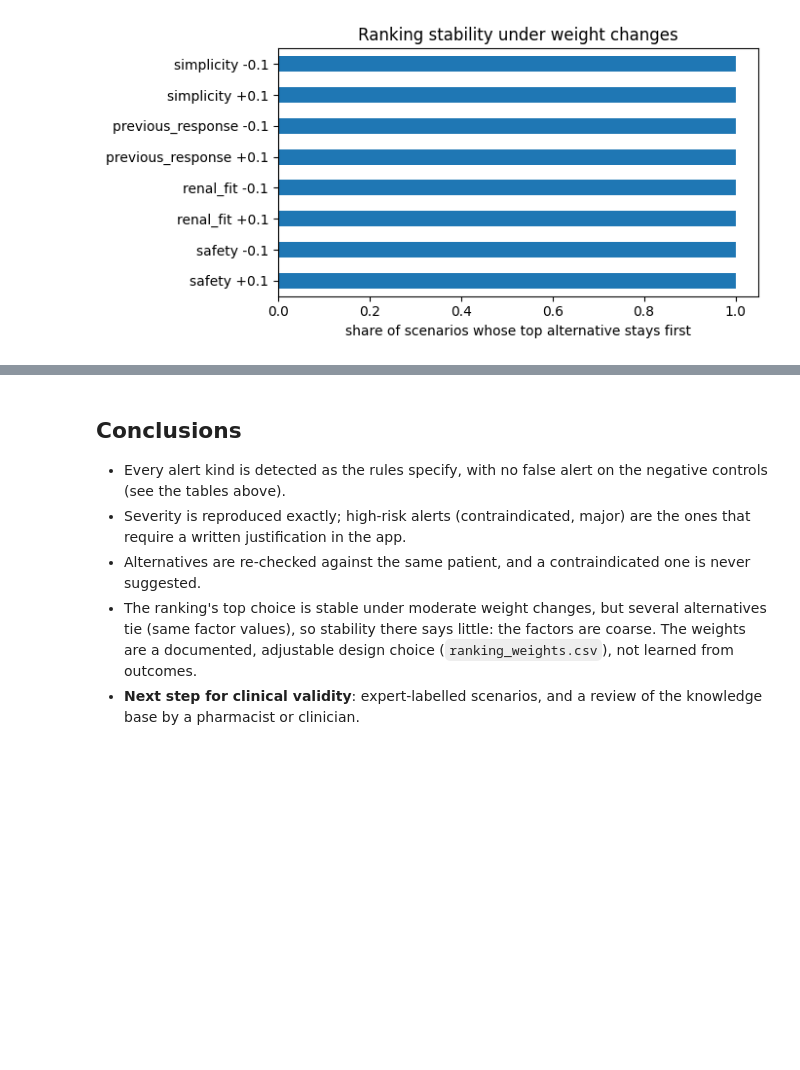
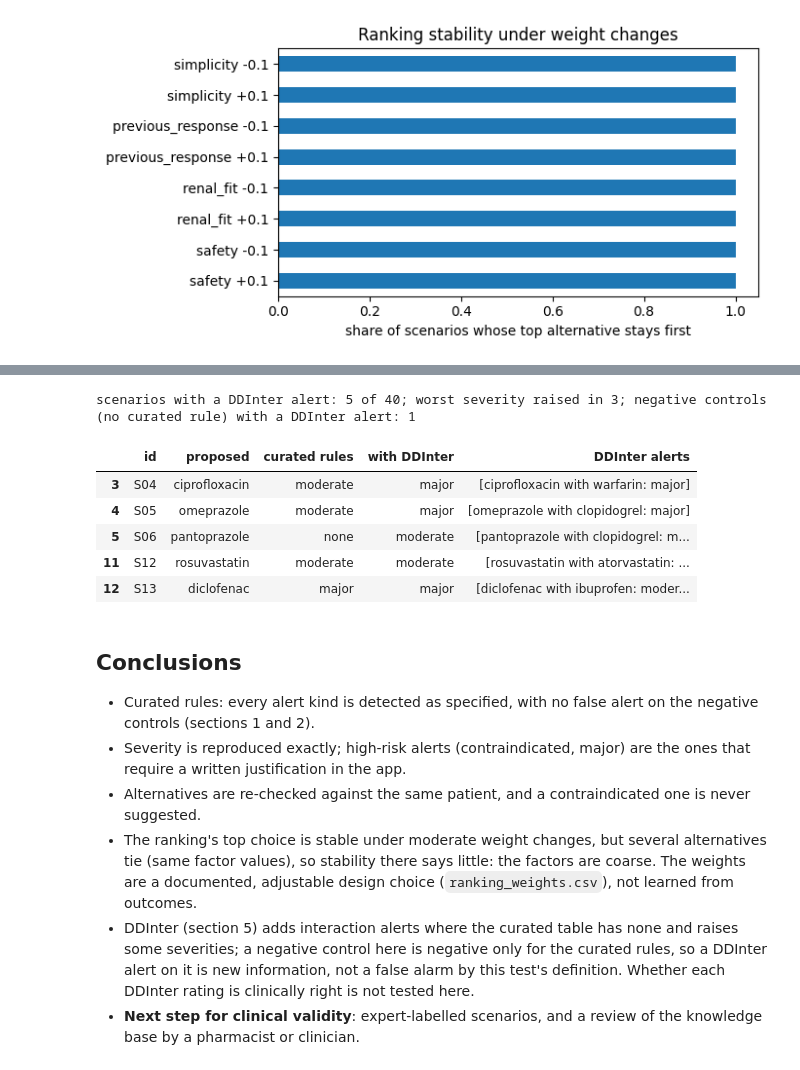
Before and after one commit to ErhaRafiq/noramedlink, a Jupyter notebook: notebooks/03_mscie_evaluation.ipynb, the cells around one changed output, grey strips where cells are left out. Cells and saved outputs as stored; diff of their text form; code cells hidden in the pictures; blank space fills up the shorter version.

```diff
--- a/notebooks/03_mscie_evaluation.ipynb
+++ b/notebooks/03_mscie_evaluation.ipynb
@@ -60,17 +64,25 @@ def context(row):
                           allergies=allergies, labs=labs)
 
 SCORED = {"allergy", "interaction", "duplicate", "contraindication", "dose"}
-rows = []
-for _, row in scenarios.iterrows():
-    result = run_check(context(row), [Proposed(row["proposed"], row["dose"], row["frequency"])])
-    item = result["items"][0]
-    found = sorted({a["kind"] for a in item["alerts"] if a["kind"] in SCORED})
-    worst = max((a["severity"] for a in item["alerts"] if a["kind"] in SCORED),
-                key=["minor", "moderate", "major", "contraindicated"].index, default="none")
-    rows.append({"id": row["id"], "proposed": row["proposed"], "expected": split(row["expected_kinds"]), "found": found,
-                 "expected_worst": row["expected_worst"] or "none", "found_worst": worst,
-                 "alternatives": item["alternatives"], "alerts": item["alerts"]})
-results = pd.DataFrame(rows)
+ORDER = ["minor", "moderate", "major", "contraindicated"]
+ddinter_lookup = ddinter.interaction
+
+def evaluate(with_ddinter: bool) -> pd.DataFrame:
+    engine.ddinter.interaction = ddinter_lookup if with_ddinter else (lambda *args: None)
+    rows = []
+    for _, row in scenarios.iterrows():
+        result = run_check(context(row), [Proposed(row["proposed"], row["dose"], row["frequency"])])
+        item = result["items"][0]
+        scored = [a for a in item["alerts"] if a["kind"] in SCORED]
+        rows.append({"id": row["id"], "proposed": row["proposed"], "expected": split(row["expected_kinds"]),
+                     "found": sorted({a["kind"] for a in scored}), "expected_worst": row["expected_worst"] or "none",
+                     "found_worst": max((a["severity"] for a in scored), key=ORDER.index, default="none"),
+                     "ddinter_alerts": [a["title"] + ": " + a["severity"] for a in scored if a["rule_id"] == "DDINTER"],
+                     "alternatives": item["alternatives"], "alerts": item["alerts"]})
+    engine.ddinter.interaction = ddinter_lookup
+    return pd.DataFrame(rows)
+
+results = evaluate(with_ddinter=False)  # the curated rules alone
 results[["id", "proposed", "expected", "found", "expected_worst", "found_worst"]]
 # %% [output]
 |  | id | proposed | expected | found | expected_worst | found_worst |
@@ -190,8 +206,27 @@ A tie is kept in knowledge-base order, so tied scenarios count as stable trivial
+# %%
+with_dd = evaluate(with_ddinter=True)
+rank = lambda s: ORDER.index(s) if s in ORDER else -1
+changed = with_dd[with_dd["ddinter_alerts"].map(len) > 0]
+raised = (with_dd["found_worst"].map(rank) > results["found_worst"].map(rank)).sum()
+negatives_hit = (with_dd.loc[results["expected"].map(len) == 0, "ddinter_alerts"].map(len) > 0).sum()
+print(f"scenarios with a DDInter alert: {len(changed)} of {len(with_dd)}; worst severity raised in {raised}; "
+      f"negative controls (no curated rule) with a DDInter alert: {negatives_hit}")
+pd.DataFrame({"id": changed["id"], "proposed": changed["proposed"], "curated rules": results.loc[changed.index, "found_worst"],
+              "with DDInter": changed["found_worst"], "DDInter alerts": changed["ddinter_alerts"]})
+# %% [output]
+scenarios with a DDInter alert: 5 of 40; worst severity raised in 3; negative controls (no curated rule) with a DDInter alert: 1
+|  | id | proposed | curated rules | with DDInter | DDInter alerts |
+| 3 | S04 | ciprofloxacin | moderate | major | [ciprofloxacin with warfarin: major] |
+| 4 | S05 | omeprazole | moderate | major | [omeprazole with clopidogrel: major] |
+| 5 | S06 | pantoprazole | none | moderate | [pantoprazole with clopidogrel: m... |
+| 11 | S12 | rosuvastatin | moderate | moderate | [rosuvastatin with atorvastatin: ... |
+| 12 | S13 | diclofenac | major | major | [diclofenac with ibuprofen: moder... |
 # %% [markdown]
 ## Conclusions
 
-- Every alert kind is detected as the rules specify, with no false alert on the negative controls (see the tables above).
+- Curated rules: every alert kind is detected as specified, with no false alert on the negative controls (sections 1 and 2).
 - Severity is reproduced exactly; high-risk alerts (contraindicated, major) are the ones that require a written justification in the app.
 - Alternatives are re-checked against the same patient, and a contraindicated one is never suggested.
 - The ranking's top choice is stable under moderate weight changes, but several alternatives tie (same factor values), so stability there says little: the factors are coarse. The weights are a documented, adjustable design choice (`ranking_weights.csv`), not learned from outcomes.
+- DDInter (section 5) adds interaction alerts where the curated table has none and raises some severities; a negative control here is negative only for the curated rules, so a DDInter alert on it is new information, not a false alarm by this test's definition. Whether each DDInter rating is clinically right is not tested here.
 - **Next step for clinical validity**: expert-labelled scenarios, and a review of the knowledge base by a pharmacist or clinician.
```
Also changed, not shown: parts of 3 cells of this notebook.
